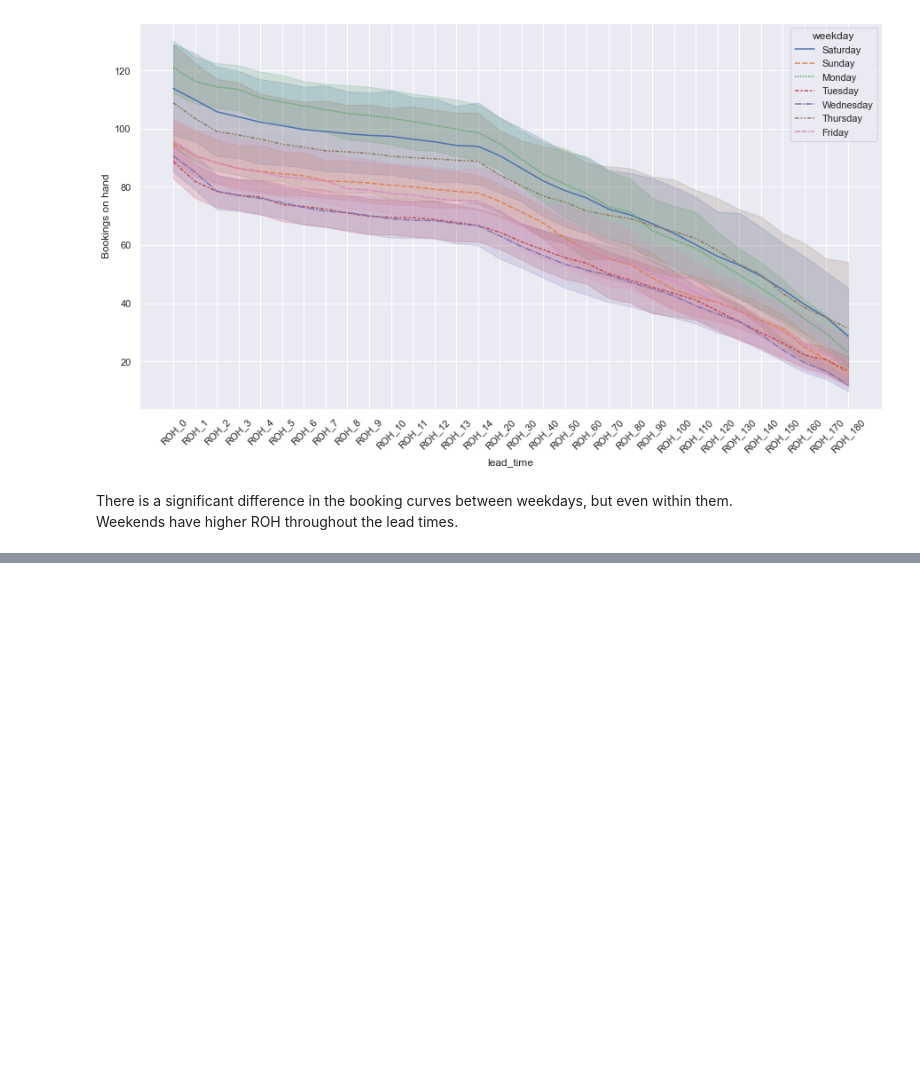
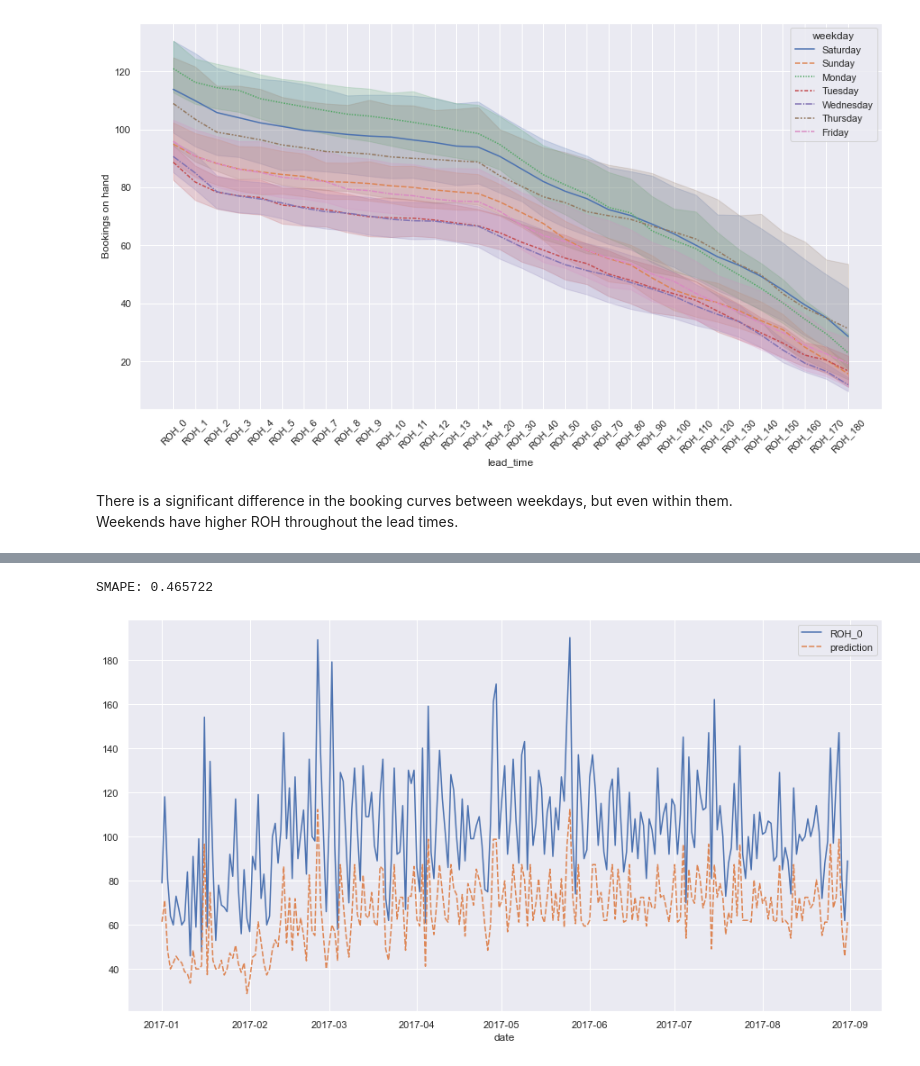
Before and after one commit to johmakinen/Various_projects, a Jupyter notebook: Notebooks/Hotel_bookings.ipynb, the cells around one changed output, grey strips where cells are left out. Drawn from its saved outputs; the diff is of its cells as text; code cells hidden in the pictures; blank space fills up the shorter version.

```diff
--- a/Notebooks/Hotel_bookings.ipynb
+++ b/Notebooks/Hotel_bookings.ipynb
@@ -131,0 +230,40 @@ For xgboost, we can test if we can add simulated samples with missing values, to
+# %%
+def predict_n_day_iter(df,model,days_ahead = 7,plot_=True):
+    preds = np.array([],dtype='float32')
+    dates = np.array([],dtype='datetime64')
+    current_date = pd.Timestamp("2016-12-31")
+    while current_date <= df["date"].max():#pd.Timestamp("2017-02-01"):#
+        end_date = current_date+pd.Timedelta(days=days_ahead)
+        t = df.query('date > @current_date and date <= @end_date').reset_index(drop=True)
+        if t.empty:
+            break
+        t_dates = t.pop("date")
+        y = t.pop("ROH_0")
+        j = 0
+        for i in t.index:
+            t.iloc[i, 0:j] = np.nan
+            j+=1
+
+        X = preprocessor.transform(t)
+        DTest_ts = xgb.DMatrix(X,y,feature_names = preprocessor.get_feature_names())
+        curr_pred = model.predict(DTest_ts)
+
+        preds = np.append(preds,curr_pred)
+        dates = np.append(dates,t_dates)
+        current_date = end_date
+    real_values = df[['date','ROH_0']].set_index('date')
+    predictions = pd.DataFrame(preds,dates).rename(columns = {0:'prediction'})
+    res =real_values.join(predictions)
+    def smape(A, F):
+        return 1/len(A) * np.sum(np.abs(F - A) / (np.abs(A) + np.abs(F)))
+
+    smape = np.sqrt(smape(res["ROH_0"],preds))
+    print("SMAPE: %f" % (smape))
+    if plot_:
+        sns.lineplot(data=res)
+    return res
+# %%
+res = predict_n_day_iter(df_test_ts,xg_reg)
+# %% [output]
+SMAPE: 0.465722
+[figure, added]
```
Also changed, not shown: parts of 15 cells of this notebook.
